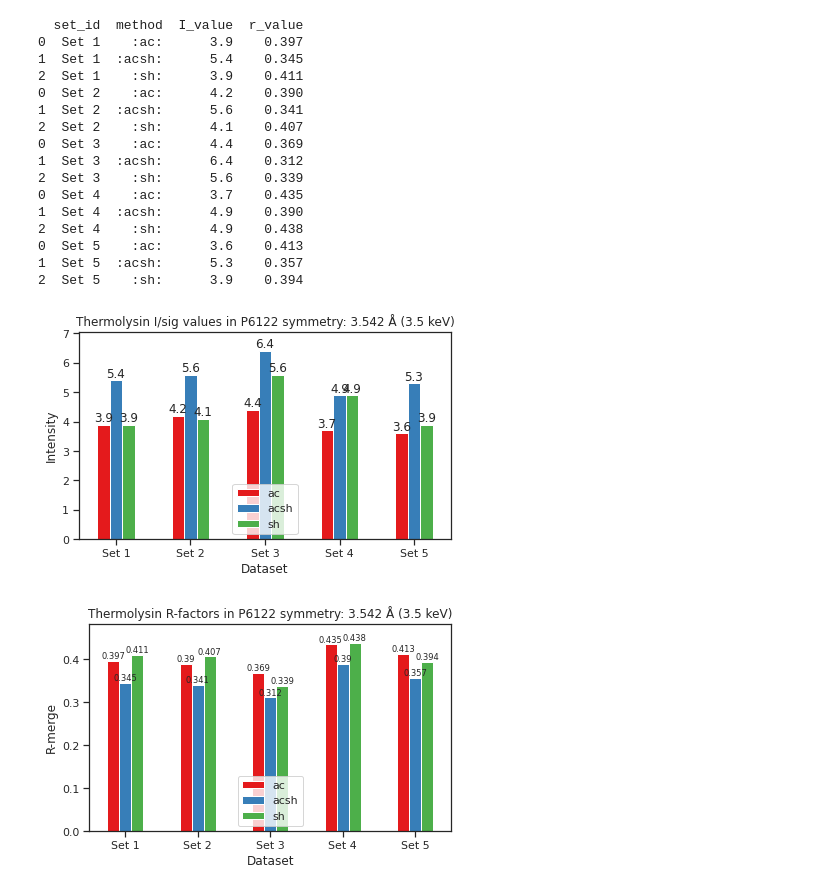
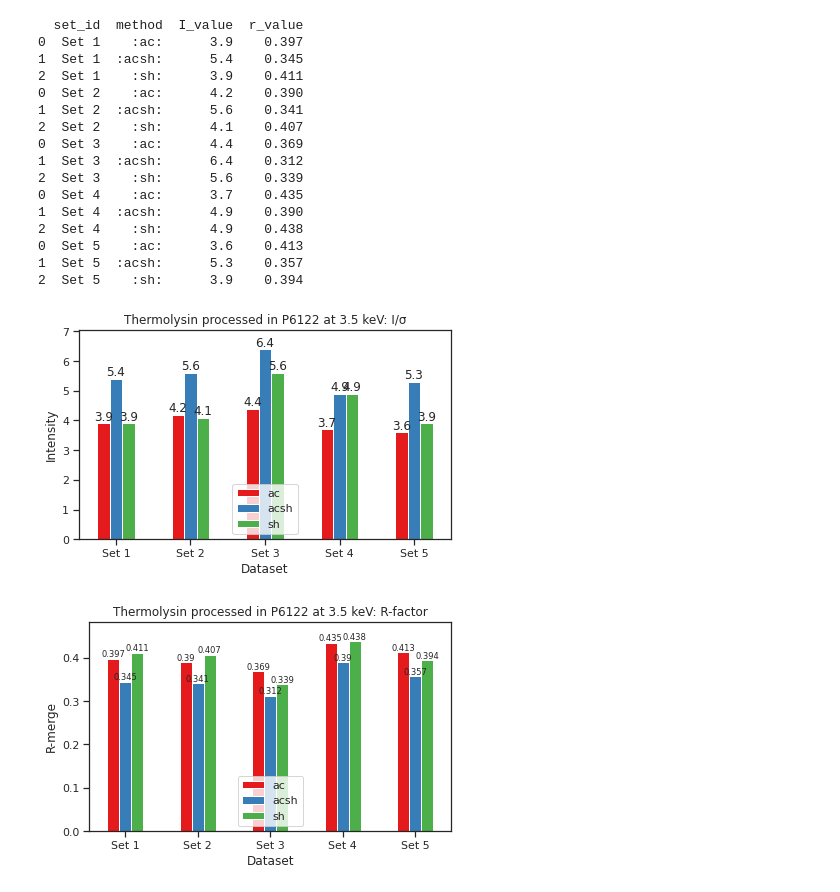
Before and after one commit to TihiMihi/DLS_Tihana_scripts, a Jupyter notebook: Thesis python scripts/tlys_9.ipynb, the cells around one changed output. Cells and saved outputs as stored; diff of their text form; code cells hidden in the pictures.

```diff
--- a/Thesis python scripts/tlys_9.ipynb
+++ b/Thesis python scripts/tlys_9.ipynb
@@ -114,7 +114,7 @@ sns.set_style("darkgrid")
 sns.set(palette='Set1', style='ticks')
 ax = pd.DataFrame({'ac':list(ac['I_value']), 'acsh':list(acsh['I_value']), 'sh':list(sh['I_value'])}, index=list(ac['set_id']))
 ax = ax.plot(kind='bar', legend=True, figsize=(6,4))
-plt.title(f'Thermolysin I/sig values in P6122 symmetry: 3.542 Å (3.5 keV)')
+plt.title(f'Thermolysin processed in P6122 at 3.5 keV: I/σ')#3.542 Å
 ax.legend(loc='lower center')
 plt.xlabel('Dataset')
 plt.ylabel('Intensity')
@@ -132,38 +132,38 @@ sns.set_style("darkgrid")
 sns.set(palette='Set1', style='ticks')
 ax2 = pd.DataFrame({'ac':list(ac['r_value']), 'acsh':list(acsh['r_value']), 'sh':list(sh['r_value'])}, index=list(ac['set_id']))
 ax2 = ax2.plot(kind='bar', legend=True, figsize=(6,4))
-plt.title(f'Thermolysin R-factors in P6122 symmetry: 3.542 Å (3.5 keV)')
+plt.title(f'Thermolysin processed in P6122 at 3.5 keV: R-factor')#3.542 Å
 ax2.legend(loc='lower center')
 plt.xlabel('Dataset')
 plt.ylabel('R-merge')
 plt.xticks(rotation=0)
 for container in ax2.containers:
     ax2.bar_label(container, fontsize='x-small')
 lim = ax2.get_ylim()
 ax2.set_ylim(lim[0], lim[1]*1.05)
 plt.tight_layout()
 plt.savefig('/dls/i23/data/2024/cm37273-1/processing/tihana/tlys_9/P6122/plots/3p5_rmerges.png')
 plt.savefig('/home/icf19162/CP5-Thesis/plots/exp1/tlys_9_P6122/3p5_rmerges.png', dpi=300)
 plt.show()
 # %% [output]
   set_id  method  I_value  r_value
 0  Set 1    :ac:      3.9    0.397
 1  Set 1  :acsh:      5.4    0.345
 2  Set 1    :sh:      3.9    0.411
 0  Set 2    :ac:      4.2    0.390
 1  Set 2  :acsh:      5.6    0.341
 2  Set 2    :sh:      4.1    0.407
 0  Set 3    :ac:      4.4    0.369
 1  Set 3  :acsh:      6.4    0.312
 2  Set 3    :sh:      5.6    0.339
 0  Set 4    :ac:      3.7    0.435
 1  Set 4  :acsh:      4.9    0.390
 2  Set 4    :sh:      4.9    0.438
 0  Set 5    :ac:      3.6    0.413
 1  Set 5  :acsh:      5.3    0.357
 2  Set 5    :sh:      3.9    0.394
-[figure, old version]
+[figure, new version]
-[figure, old version]
+[figure, new version]
 # %%
 import matplotlib.pyplot as plt
 import pandas as pd
```
Also changed, not shown: parts of 3 cells of this notebook, 8 other files.
